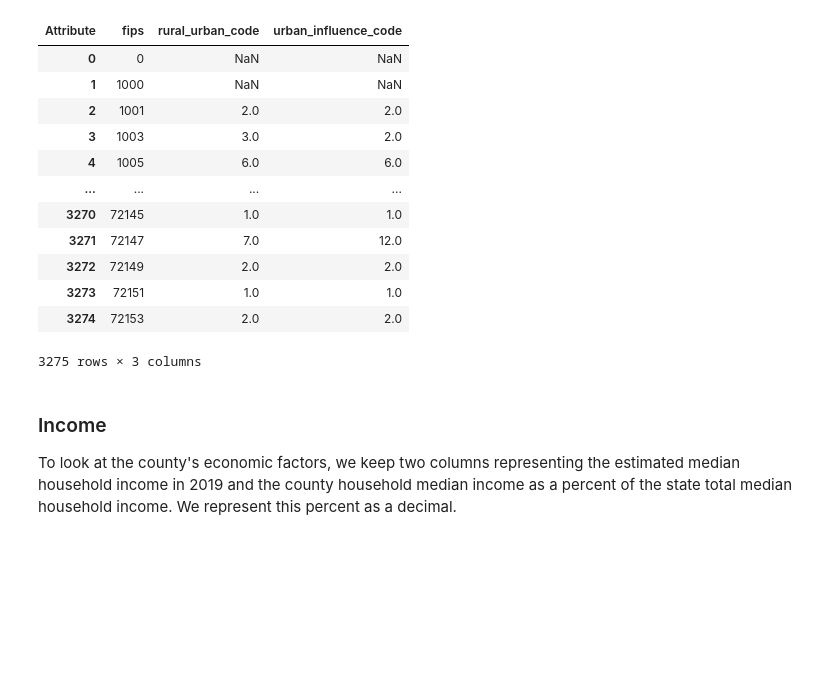
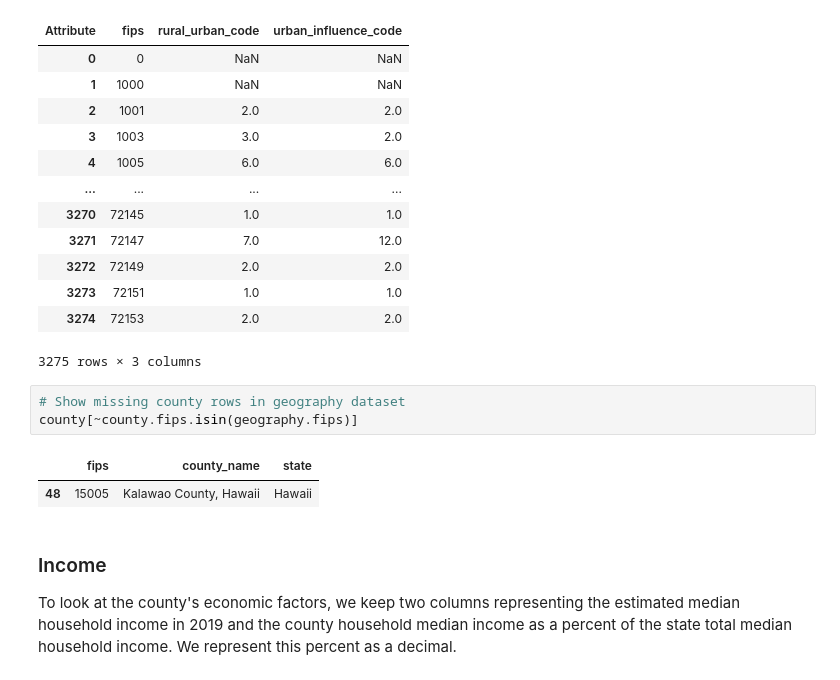
Before and after one commit to kuruparans/covid19-vaccine-hesitancy-analysis, a Jupyter notebook: data-cleaning.ipynb, the cells around one changed output. Cells and saved outputs as stored; diff of their text form; blank space fills up the shorter version.

```diff
--- a/data-cleaning.ipynb
+++ b/data-cleaning.ipynb
@@ -206,6 +245,12 @@ geography
 | 3273 | 72151 | 1.0 | 1.0 |
 | 3274 | 72153 | 2.0 | 2.0 |
 3275 rows × 3 columns
+# %%
+# Show missing county rows in geography dataset
+county[~county.fips.isin(geography.fips)]
+# %% [output]
+|  | fips | county_name | state |
+| 48 | 15005 | Kalawao County, Hawaii | Hawaii |
 # %% [markdown]
 ### Income
 To look at the county's economic factors, we keep two columns representing the estimated median household income in 2019 and the county household median income as a percent of the state total median household income. We represent this percent as a decimal.
```
Also changed, not shown: parts of 12 cells of this notebook.
